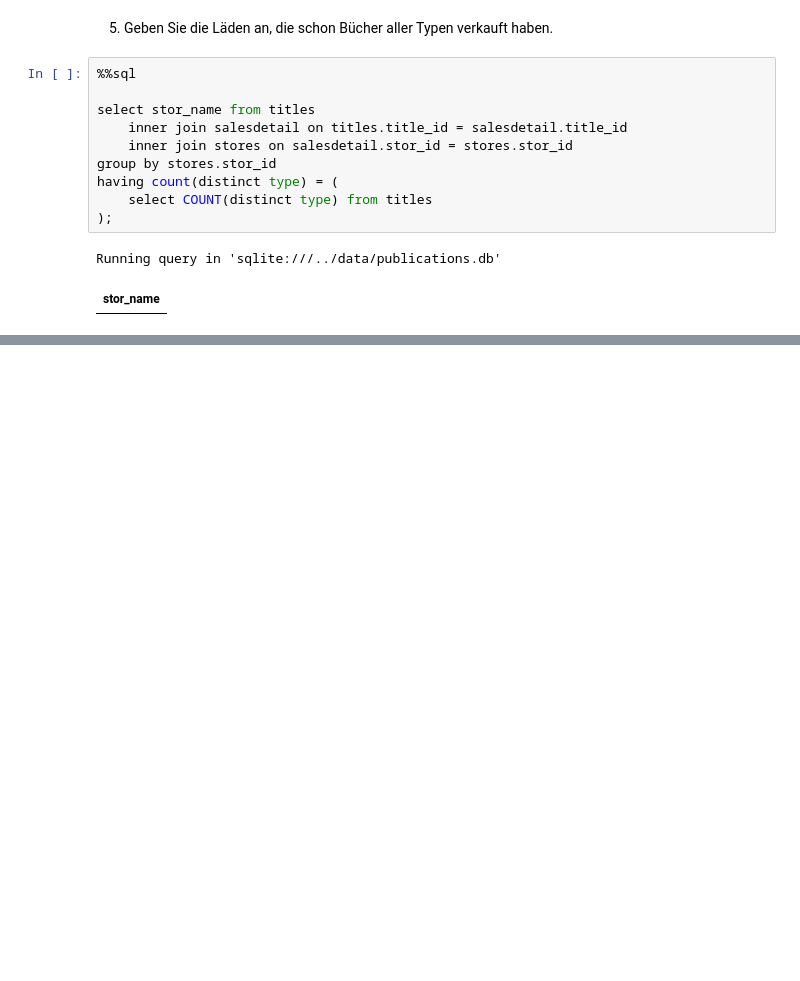
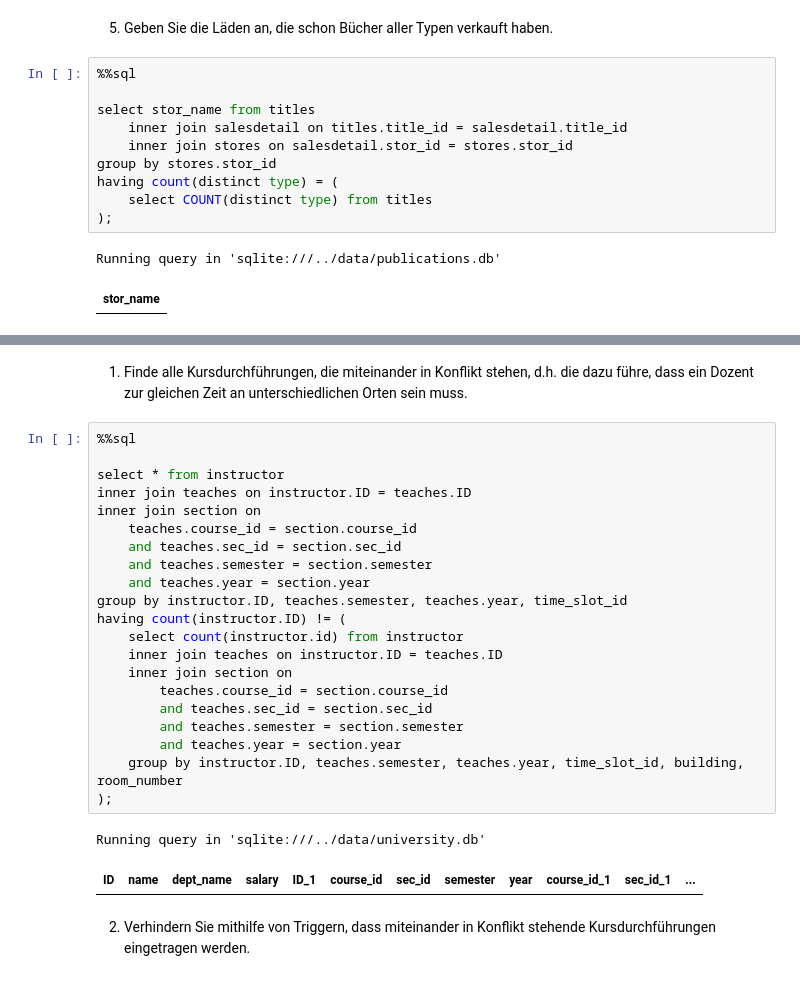
Before and after one commit to GionRubitschung/databases-24, a Jupyter notebook: databases_24/ex7/Ex7_LuisZüttel_GionRubitschung_D1P.ipynb, the cells around one changed output, grey strips where cells are left out. Drawn from its saved outputs; the diff is of its cells as text; blank space fills up the shorter version.

```diff
--- a/databases_24/ex7/Ex7_LuisZüttel_GionRubitschung_D1P.ipynb
+++ b/databases_24/ex7/Ex7_LuisZüttel_GionRubitschung_D1P.ipynb
@@ -137,0 +147,28 @@ Running query in 'sqlite:///../data/publications.db'
+# %% [markdown]
+1. Finde alle Kursdurchführungen, die miteinander in Konflikt stehen, d.h. die dazu führe, dass ein Dozent zur gleichen Zeit an unterschiedlichen Orten sein muss.
+# %%
+%%sql
+
+select * from instructor
+inner join teaches on instructor.ID = teaches.ID
+inner join section on
+	teaches.course_id = section.course_id
+	and teaches.sec_id = section.sec_id
+	and teaches.semester = section.semester
+	and teaches.year = section.year
+group by instructor.ID, teaches.semester, teaches.year, time_slot_id
+having count(instructor.ID) != (
+	select count(instructor.id) from instructor
+	inner join teaches on instructor.ID = teaches.ID
+	inner join section on
+		teaches.course_id = section.course_id
+		and teaches.sec_id = section.sec_id
+		and teaches.semester = section.semester
+		and teaches.year = section.year
+	group by instructor.ID, teaches.semester, teaches.year, time_slot_id, building, room_number
+);
+# %% [output]
+Running query in 'sqlite:///../data/university.db'
+| ID | name | dept_name | salary | ID_1 | course_id | sec_id | semester | year | course_id_1 | sec_id_1 | ... |
+# %% [markdown]
+2. Verhindern Sie mithilfe von Triggern, dass miteinander in Konflikt stehende Kursdurchführungen eingetragen werden.
```
Also changed, not shown: parts of 5 cells of this notebook, 2 other files.
